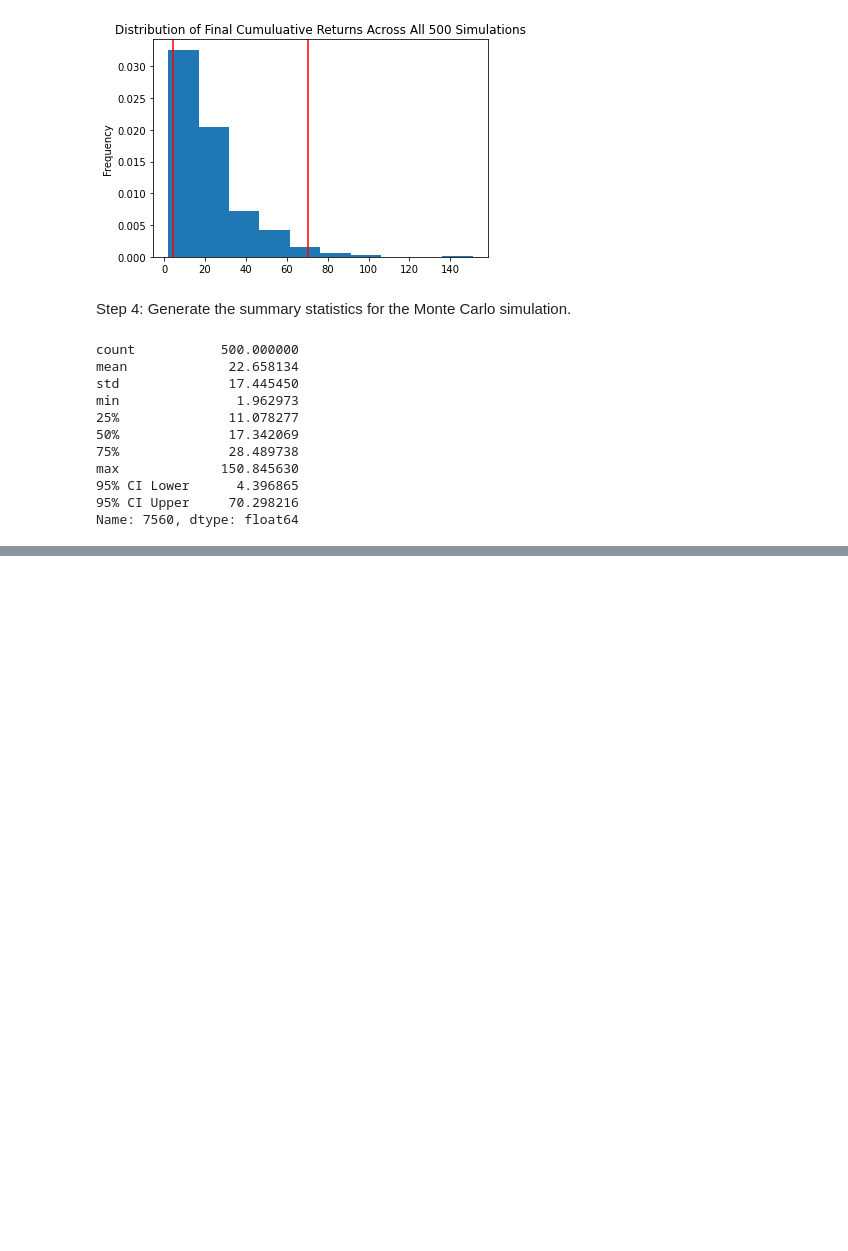
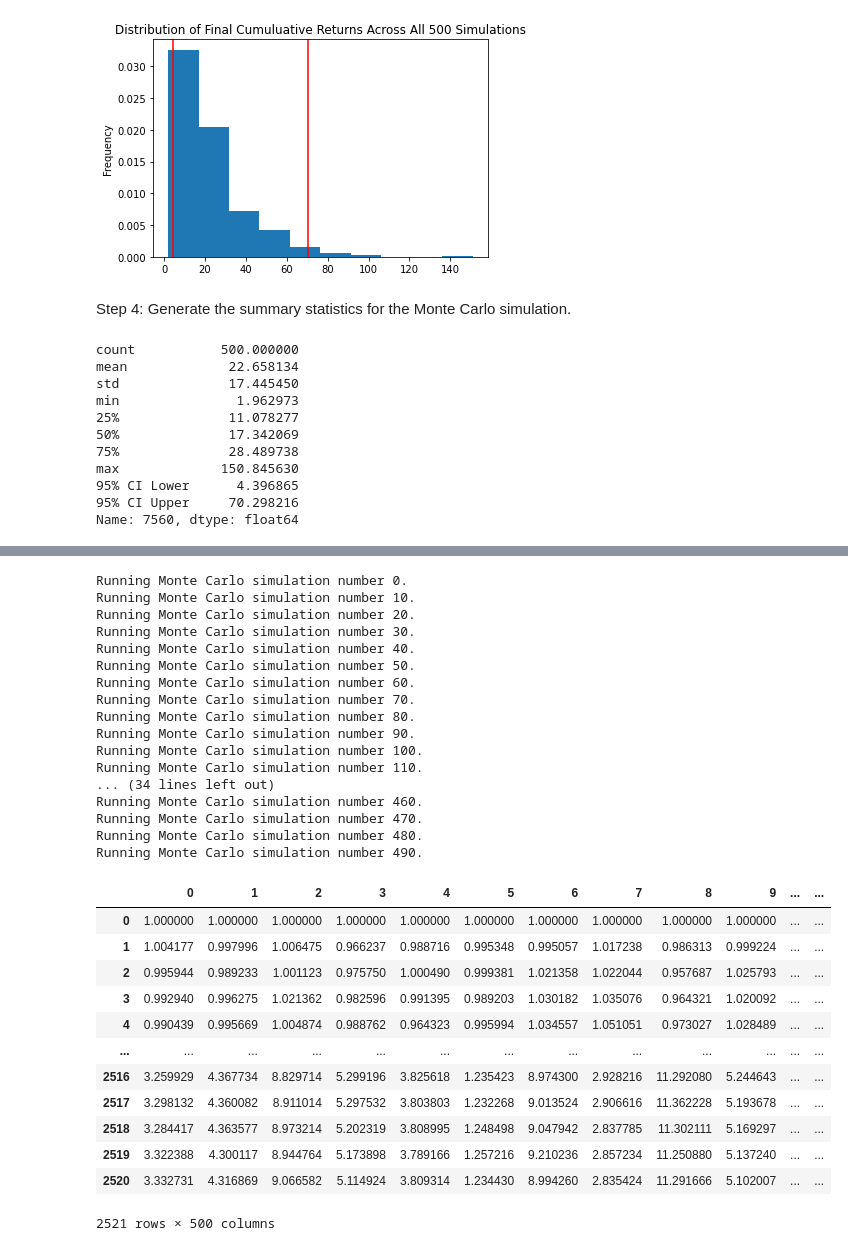
Before and after one commit to mrlandero/Monte_Carlo_Portfolio, a Jupyter notebook: app.ipynb, the cells around one changed output, grey strips where cells are left out. Cells and saved outputs as stored; diff of their text form; code cells hidden in the pictures; blank space fills up the shorter version.

```diff
--- a/app.ipynb
+++ b/app.ipynb
@@ -546,0 +586,34 @@ Name: 7560, dtype: float64
+# %%
+# Run the Monte Carlo simulation to forecast 10 years cumulative returns
+MC_ten_year.calc_cumulative_return()
+# %% [output]
+Running Monte Carlo simulation number 0.
+Running Monte Carlo simulation number 10.
+Running Monte Carlo simulation number 20.
+Running Monte Carlo simulation number 30.
+Running Monte Carlo simulation number 40.
+Running Monte Carlo simulation number 50.
+Running Monte Carlo simulation number 60.
+Running Monte Carlo simulation number 70.
+Running Monte Carlo simulation number 80.
+Running Monte Carlo simulation number 90.
+Running Monte Carlo simulation number 100.
+Running Monte Carlo simulation number 110.
+... (34 lines left out)
+Running Monte Carlo simulation number 460.
+Running Monte Carlo simulation number 470.
+Running Monte Carlo simulation number 480.
+Running Monte Carlo simulation number 490.
+|  | 0 | 1 | 2 | 3 | 4 | 5 | 6 | 7 | 8 | 9 | ... | ... |
+| 0 | 1.000000 | 1.000000 | 1.000000 | 1.000000 | 1.000000 | 1.000000 | 1.000000 | 1.000000 | 1.000000 | 1.000000 | ... | ... |
+| 1 | 1.004177 | 0.997996 | 1.006475 | 0.966237 | 0.988716 | 0.995348 | 0.995057 | 1.017238 | 0.986313 | 0.999224 | ... | ... |
+| 2 | 0.995944 | 0.989233 | 1.001123 | 0.975750 | 1.000490 | 0.999381 | 1.021358 | 1.022044 | 0.957687 | 1.025793 | ... | ... |
+| 3 | 0.992940 | 0.996275 | 1.021362 | 0.982596 | 0.991395 | 0.989203 | 1.030182 | 1.035076 | 0.964321 | 1.020092 | ... | ... |
+| 4 | 0.990439 | 0.995669 | 1.004874 | 0.988762 | 0.964323 | 0.995994 | 1.034557 | 1.051051 | 0.973027 | 1.028489 | ... | ... |
+| ... | ... | ... | ... | ... | ... | ... | ... | ... | ... | ... | ... | ... |
+| 2516 | 3.259929 | 4.367734 | 8.829714 | 5.299196 | 3.825618 | 1.235423 | 8.974300 | 2.928216 | 11.292080 | 5.244643 | ... | ... |
+| 2517 | 3.298132 | 4.360082 | 8.911014 | 5.297532 | 3.803803 | 1.232268 | 9.013524 | 2.906616 | 11.362228 | 5.193678 | ... | ... |
+| 2518 | 3.284417 | 4.363577 | 8.973214 | 5.202319 | 3.808995 | 1.248498 | 9.047942 | 2.837785 | 11.302111 | 5.169297 | ... | ... |
+| 2519 | 3.322388 | 4.300117 | 8.944764 | 5.173898 | 3.789166 | 1.257216 | 9.210236 | 2.857234 | 11.250880 | 5.137240 | ... | ... |
+| 2520 | 3.332731 | 4.316869 | 9.066582 | 5.114924 | 3.809314 | 1.234430 | 8.994260 | 2.835424 | 11.291666 | 5.102007 | ... | ... |
+2521 rows × 500 columns
```
Also changed, not shown: parts of 5 cells of this notebook.
